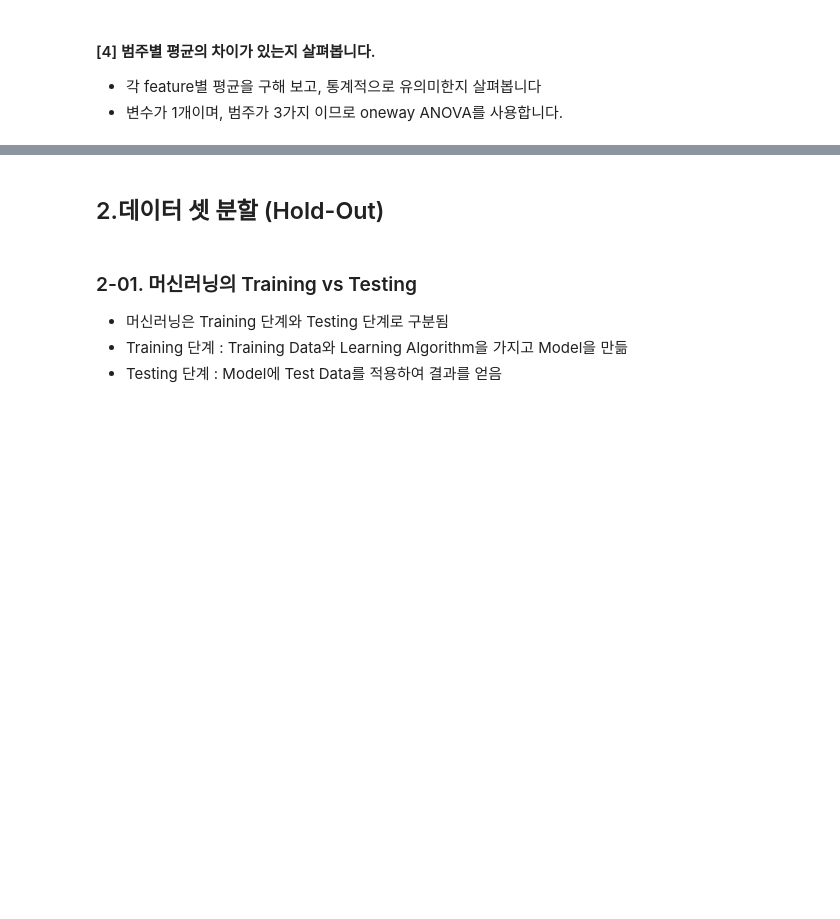
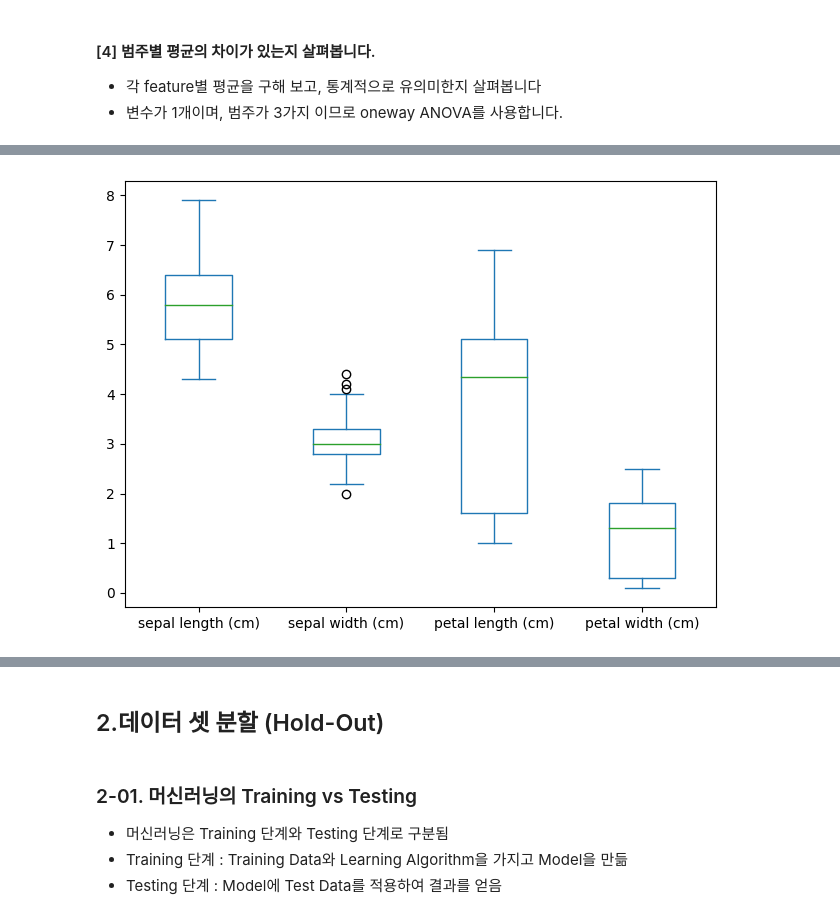
Before and after one commit to blacbakery/py_worksapce, a Jupyter notebook: 강의 노트/05_MachineLearning/p_Camp_ML_01_sklearn_knn_LAB.ipynb, the cells around one changed output, grey strips where cells are left out. Cells and saved outputs as stored; diff of their text form; code cells hidden in the pictures; blank space fills up the shorter version.

```diff
--- a/강의 노트/05_MachineLearning/p_Camp_ML_01_sklearn_knn_LAB.ipynb
+++ b/강의 노트/05_MachineLearning/p_Camp_ML_01_sklearn_knn_LAB.ipynb
@@ -79,0 +124,6 @@ sepal width (cm)별 평균의 차이 : 있음
+# %%
+iris.iloc[:,:-1].plot(kind='box')
+plt.tight_layout()
+plt.show()
+# %% [output]
+[figure, added]
```
Also changed, not shown: parts of 27 cells of this notebook, 8 other files.
